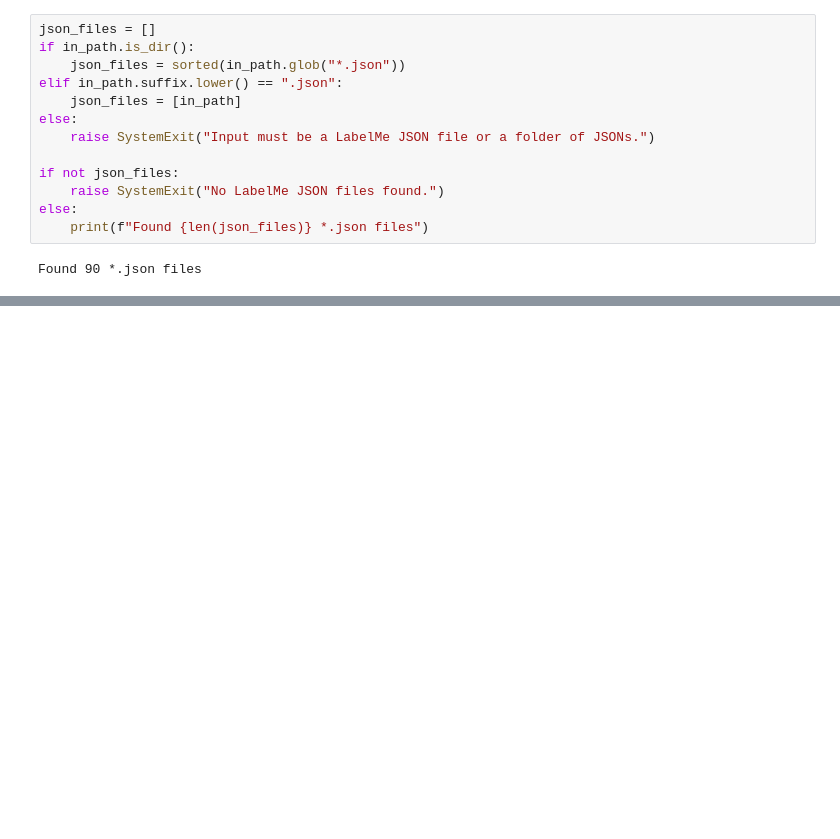
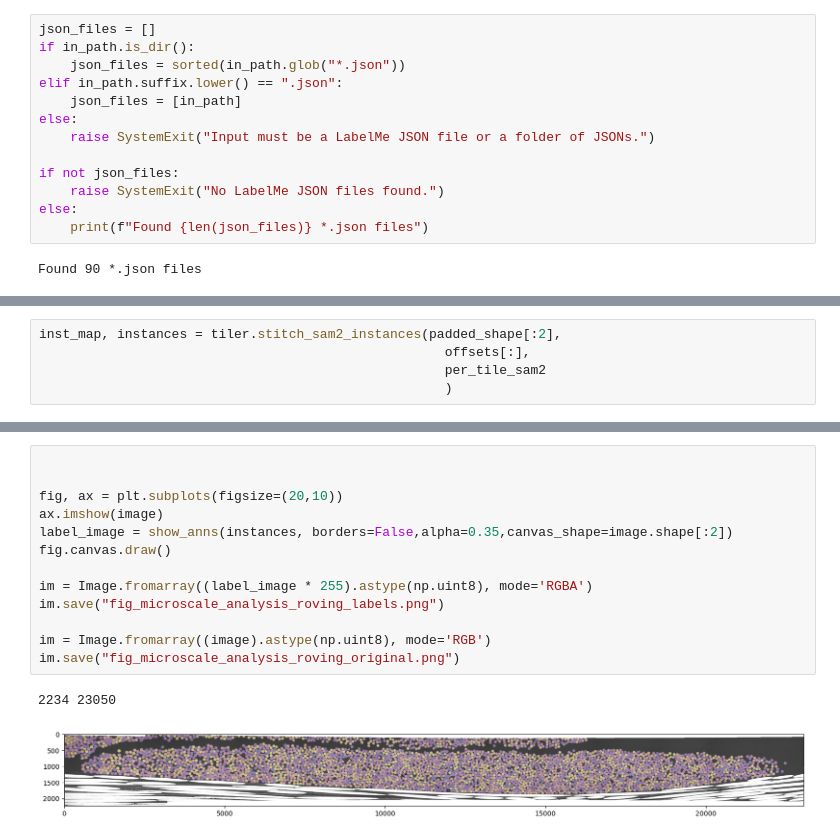
Before and after one commit to choROPeNt/segment-anything-2, a Jupyter notebook: notebooks/labelme2map.ipynb, the cells around one changed output, grey strips where cells are left out. Saved outputs shown, nothing was run; the diff lists cells and outputs as text; blank space fills up the shorter version.

```diff
--- a/notebooks/labelme2map.ipynb
+++ b/notebooks/labelme2map.ipynb
@@ -309,0 +249,5 @@ def stitch_sam2_instances_with_dicts(
+# %%
+inst_map, instances = tiler.stitch_sam2_instances(padded_shape[:2],
+                                                    offsets[:],
+                                                    per_tile_sam2
+                                                    )
@@ -309,0 +373,16 @@ def stitch_sam2_instances_with_dicts(
+# %%
+
+
+fig, ax = plt.subplots(figsize=(20,10))
+ax.imshow(image)
+label_image = show_anns(instances, borders=False,alpha=0.35,canvas_shape=image.shape[:2])
+fig.canvas.draw()
+
+im = Image.fromarray((label_image * 255).astype(np.uint8), mode='RGBA')
+im.save("fig_microscale_analysis_roving_labels.png")
+
+im = Image.fromarray((image).astype(np.uint8), mode='RGB')
+im.save("fig_microscale_analysis_roving_original.png")
+# %% [output]
+2234 23050
+[figure, added]
```
Also changed, not shown: parts of 13 cells of this notebook, 1 other file.
